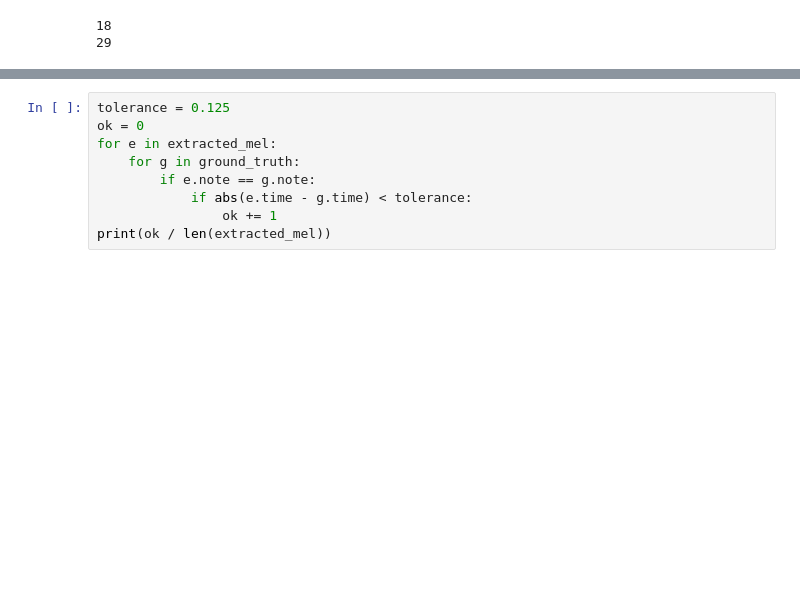
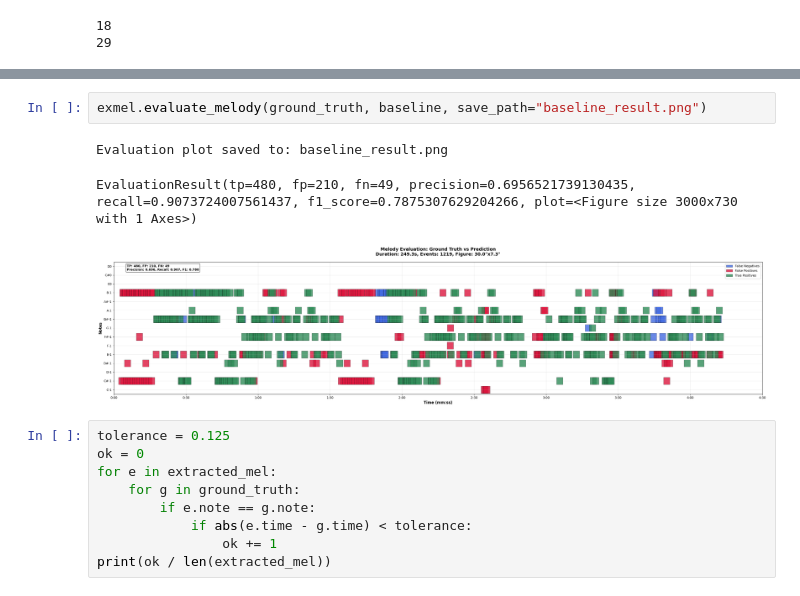
Before and after one commit to AnJunHao/MelEx, a Jupyter notebook: test.ipynb, the cells around one changed output, grey strips where cells are left out. Cells and saved outputs as stored; diff of their text form; blank space fills up the shorter version.

```diff
--- a/test.ipynb
+++ b/test.ipynb
@@ -28,3 +34,9 @@ baseline %= 12
+# %%
+exmel.evaluate_melody(ground_truth, baseline, save_path="baseline_result.png")
+# %% [output]
+Evaluation plot saved to: baseline_result.png
+EvaluationResult(tp=480, fp=210, fn=49, precision=0.6956521739130435, recall=0.9073724007561437, f1_score=0.7875307629204266, plot=<Figure size 3000x730 with 1 Axes>)
+[figure, added]
 # %%
 tolerance = 0.125
 ok = 0
```
Also changed, not shown: parts of 4 cells of this notebook, 6 other files.
